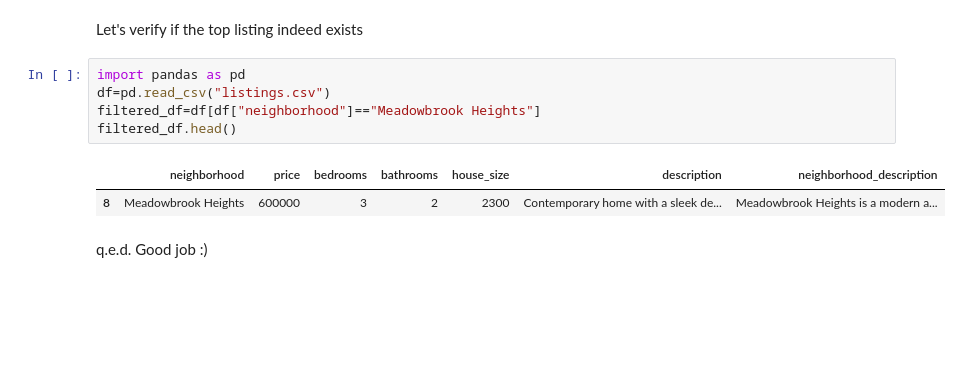
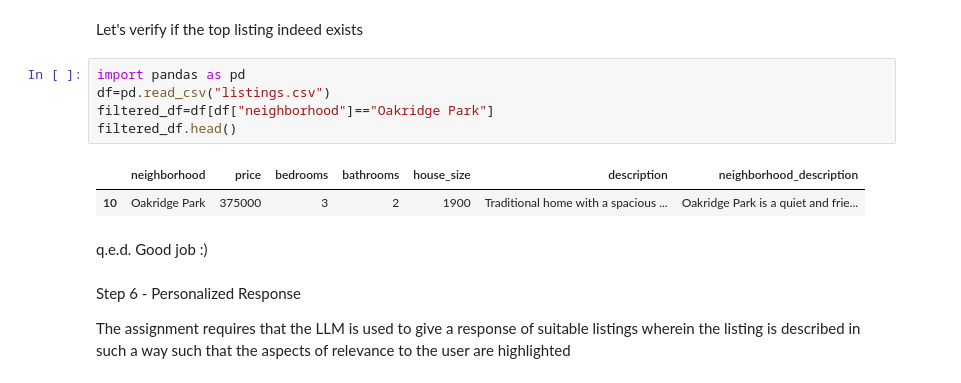
Before and after one commit to TUMAAA/udacity-nano-degree-generative-ai, a Jupyter notebook: project4_personalized_real_estate_agent/HomeMatch.ipynb, the cells around one changed output. Drawn from its saved outputs; the diff is of its cells as text; blank space fills up the shorter version.

```diff
--- a/project4_personalized_real_estate_agent/HomeMatch.ipynb
+++ b/project4_personalized_real_estate_agent/HomeMatch.ipynb
@@ -373,10 +383,14 @@ Let's verify if the top listing indeed exists
 # %%
 import pandas as pd
 df=pd.read_csv("listings.csv")
-filtered_df=df[df["neighborhood"]=="Meadowbrook Heights"]
+filtered_df=df[df["neighborhood"]=="Oakridge Park"]
 filtered_df.head()
 # %% [output]
 |  | neighborhood | price | bedrooms | bathrooms | house_size | description | neighborhood_description |
-| 8 | Meadowbrook Heights | 600000 | 3 | 2 | 2300 | Contemporary home with a sleek de... | Meadowbrook Heights is a modern a... |
+| 10 | Oakridge Park | 375000 | 3 | 2 | 1900 | Traditional home with a spacious ... | Oakridge Park is a quiet and frie... |
 # %% [markdown]
 q.e.d. Good job :)
+# %% [markdown]
+Step 6 - Personalized Response
+
+The assignment requires that the LLM is used to give a response of suitable listings wherein the listing is described in such a way such that the aspects of relevance to the user are highlighted
```
Also changed, not shown: parts of 24 cells of this notebook.
